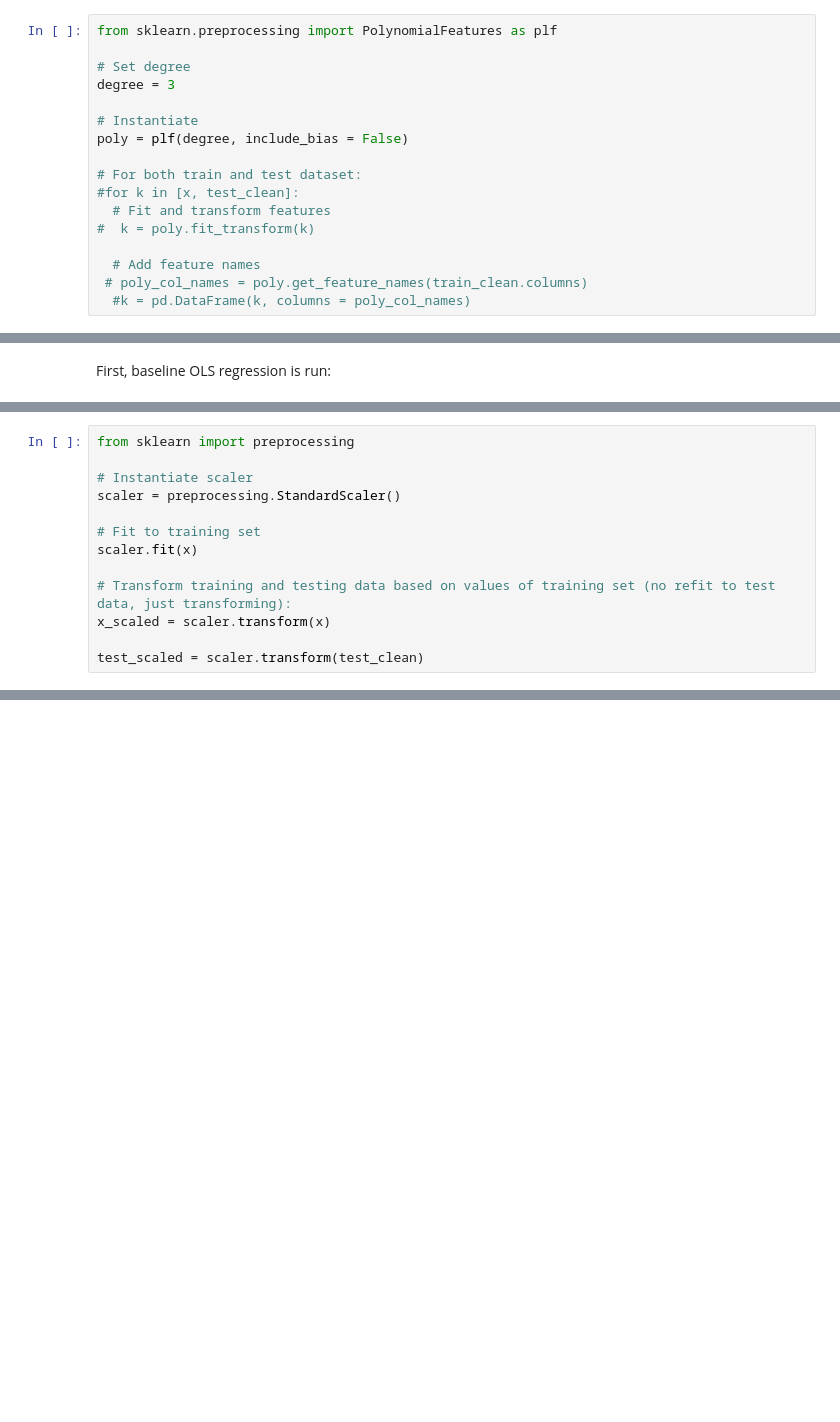
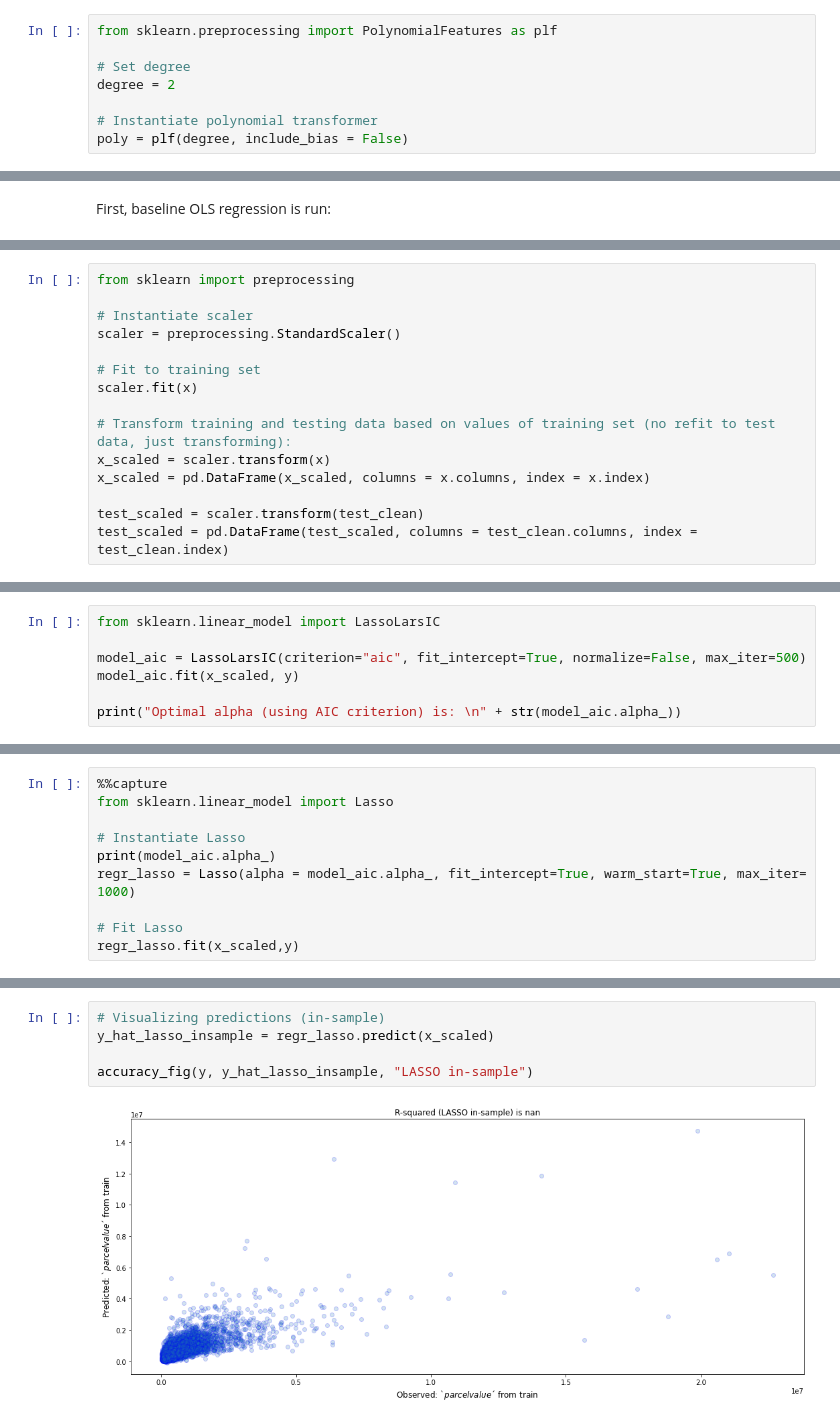
Before and after one commit to MathiasSchindlerCPH/BSE-CML1-repo, a Jupyter notebook: Project1_LinearModels/Mathias_Schindler_linmodels_project.ipynb, the cells around one changed output, grey strips where cells are left out. Drawn from its saved outputs; the diff is of its cells as text; blank space fills up the shorter version.

```diff
--- a/Project1_LinearModels/Mathias_Schindler_linmodels_project.ipynb
+++ b/Project1_LinearModels/Mathias_Schindler_linmodels_project.ipynb
@@ -399,16 +433,7 @@ No success in Kaggle-scores with polynomial features for following models:
 from sklearn.preprocessing import PolynomialFeatures as plf
 
 # Set degree
-degree = 3
+degree = 2
 
-# Instantiate
+# Instantiate polynomial transformer
 poly = plf(degree, include_bias = False)
-
-# For both train and test dataset:
-#for k in [x, test_clean]:
-  # Fit and transform features
-#  k = poly.fit_transform(k)
-
-  # Add feature names
- # poly_col_names = poly.get_feature_names(train_clean.columns)
-  #k = pd.DataFrame(k, columns = poly_col_names)
@@ -541,5 +562,7 @@ scaler.fit(x)
 
 # Transform training and testing data based on values of training set (no refit to test data, just transforming):
 x_scaled = scaler.transform(x)
+x_scaled = pd.DataFrame(x_scaled, columns = x.columns, index = x.index)
 
 test_scaled = scaler.transform(test_clean)
+test_scaled = pd.DataFrame(test_scaled, columns = test_clean.columns, index = test_clean.index)
@@ -562,0 +573,7 @@ coef_OLS = regr_lasso.coef_
+# %%
+from sklearn.linear_model import LassoLarsIC
+
+model_aic = LassoLarsIC(criterion="aic", fit_intercept=True, normalize=False, max_iter=500)
+model_aic.fit(x_scaled, y)
+
+print("Optimal alpha (using AIC criterion) is: \n" + str(model_aic.alpha_))
@@ -562,0 +587,10 @@ coef_OLS = regr_lasso.coef_
+# %%
+%%capture
+from sklearn.linear_model import Lasso
+
+# Instantiate Lasso
+print(model_aic.alpha_)
+regr_lasso = Lasso(alpha = model_aic.alpha_, fit_intercept=True, warm_start=True, max_iter= 1000)
+
+# Fit Lasso
+regr_lasso.fit(x_scaled,y)
@@ -573,0 +642,7 @@ sum(i<0 for i in y_hat_lasso_test )/len(y_hat_lasso_test)*100
+# %%
+# Visualizing predictions (in-sample)
+y_hat_lasso_insample = regr_lasso.predict(x_scaled)
+
+accuracy_fig(y, y_hat_lasso_insample, "LASSO in-sample")
+# %% [output]
+[figure, added]
```
Also changed, not shown: parts of 55 cells of this notebook.
